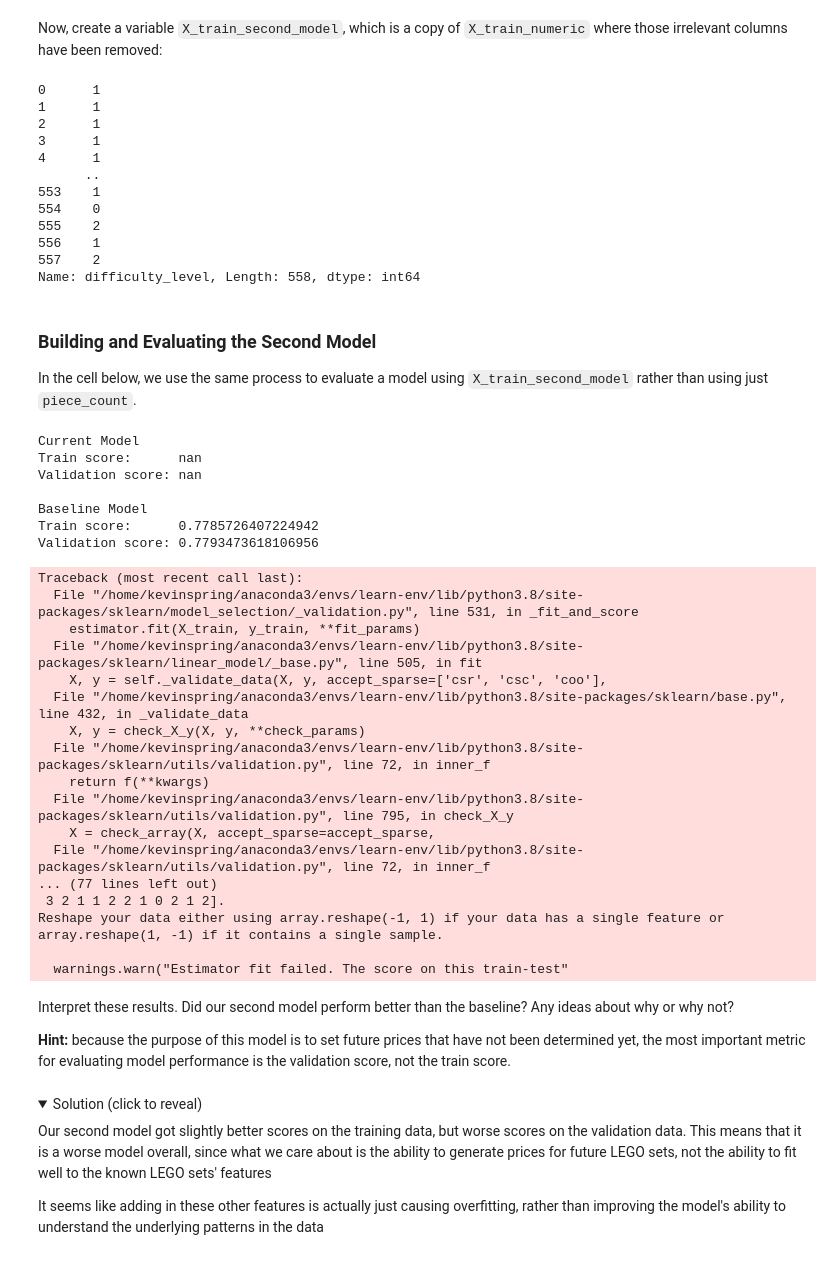
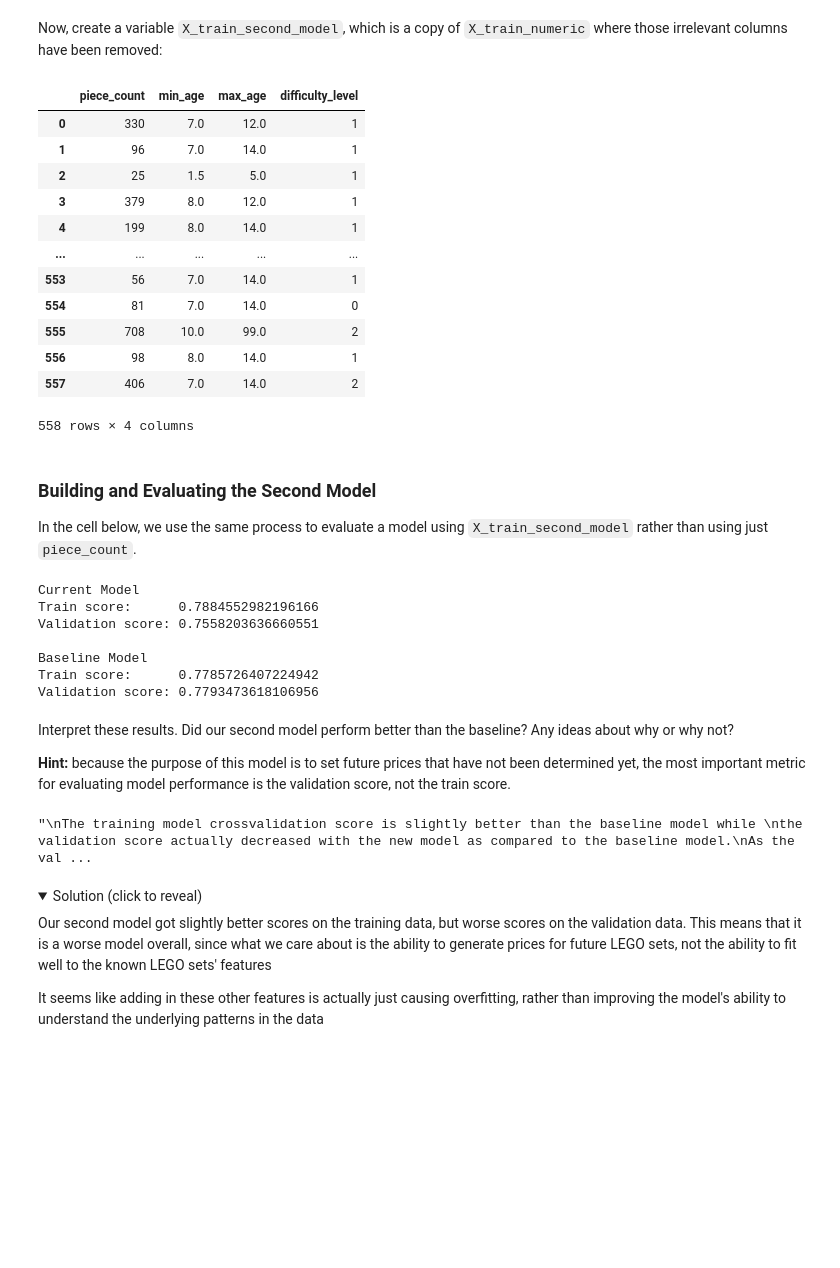
Before and after one commit to kjspring/dsc-linear-regression-lab, a Jupyter notebook: index.ipynb, the cells around one changed output. Cells and saved outputs as stored; diff of their text form; code cells hidden in the pictures; folded sections open; blank space fills up the shorter version.

```diff
--- a/index.ipynb
+++ b/index.ipynb
@@ -249,7 +252,7 @@ You can look at the `df.info()` printout above to do this manually, or there is
 # %%
 # Replace None with appropriate code
 
-X_train_numeric = X_train.select_dtypes(include='number')
+X_train_numeric = X_train.select_dtypes(include='number').copy()
 
 X_train_numeric
 # %% [output]
@@ -327,22 +332,23 @@ Now, create a variable `X_train_second_model`, which is a copy of `X_train_numer
 # %%
 # Replace None with appropriate code
 
-X_train_second_model = X_train_numeric['difficulty_level']
+X_train_second_model = X_train_numeric.drop(["prod_id", "num_reviews", "star_rating"], axis=1).copy()
 
 X_train_second_model
 # %% [output]
+|  | piece_count | min_age | max_age | difficulty_level |
+| 0 | 330 | 7.0 | 12.0 | 1 |
+| 1 | 96 | 7.0 | 14.0 | 1 |
+| 2 | 25 | 1.5 | 5.0 | 1 |
+| 3 | 379 | 8.0 | 12.0 | 1 |
+| 4 | 199 | 8.0 | 14.0 | 1 |
+| ... | ... | ... | ... | ... |
+| 553 | 56 | 7.0 | 14.0 | 1 |
+| 554 | 81 | 7.0 | 14.0 | 0 |
+| 555 | 708 | 10.0 | 99.0 | 2 |
+| 556 | 98 | 8.0 | 14.0 | 1 |
+| 557 | 406 | 7.0 | 14.0 | 2 |
-0      1
-1      1
-2      1
-3      1
-4      1
-      ..
-553    1
-554    0
-555    2
-556    1
-557    2
-Name: difficulty_level, Length: 558, dtype: int64
+558 rows × 4 columns
 # %% [markdown]
 ### Building and Evaluating the Second Model
 
@@ -369,29 +375,12 @@ print("Train score:     ", baseline_scores["train_score"].mean())
 print("Validation score:", baseline_scores["test_score"].mean())
 # %% [output]
 Current Model
-Train score:      nan
-Validation score: nan
+Train score:      0.7884552982196166
+Validation score: 0.7558203636660551
 
 Baseline Model
 Train score:      0.7785726407224942
 Validation score: 0.7793473618106956
-Traceback (most recent call last):
-  File "/home/kevinspring/anaconda3/envs/learn-env/lib/python3.8/site-packages/sklearn/model_selection/_validation.py", line 531, in _fit_and_score
-    estimator.fit(X_train, y_train, **fit_params)
-  File "/home/kevinspring/anaconda3/envs/learn-env/lib/python3.8/site-packages/sklearn/linear_model/_base.py", line 505, in fit
-    X, y = self._validate_data(X, y, accept_sparse=['csr', 'csc', 'coo'],
-  File "/home/kevinspring/anaconda3/envs/learn-env/lib/python3.8/site-packages/sklearn/base.py", line 432, in _validate_data
-    X, y = check_X_y(X, y, **check_params)
-  File "/home/kevinspring/anaconda3/envs/learn-env/lib/python3.8/site-packages/sklearn/utils/validation.py", line 72, in inner_f
-    return f(**kwargs)
-  File "/home/kevinspring/anaconda3/envs/learn-env/lib/python3.8/site-packages/sklearn/utils/validation.py", line 795, in check_X_y
-    X = check_array(X, accept_sparse=accept_sparse,
-  File "/home/kevinspring/anaconda3/envs/learn-env/lib/python3.8/site-packages/sklearn/utils/validation.py", line 72, in inner_f
-... (77 lines left out)
- 3 2 1 1 2 2 1 0 2 1 2].
-Reshape your data either using array.reshape(-1, 1) if your data has a single feature or array.reshape(1, -1) if it contains a single sample.
-
-  warnings.warn("Estimator fit failed. The score on this train-test"
 # %% [markdown]
 Interpret these results. Did our second model perform better than the baseline? Any ideas about why or why not?
 
@@ -404,3 +388,16 @@ None
+# %%
+# Replace None with appropriate text
+"""
+The training model crossvalidation score is slightly better than the baseline model while
+the validation score actually decreased with the new model as compared to the baseline model.
+As the validation score is the important metric the new model is less precise than the baseline
+model.
+
+Adding these additional features is causing overfitting and does nto impore the model's
+predicitive ability.
+"""
+# %% [output]
+"\nThe training model crossvalidation score is slightly better than the baseline model while \nthe validation score actually decreased with the new model as compared to the baseline model.\nAs the val ...
 # %% [markdown]
 <details>
     <summary style="cursor: pointer">Solution (click to reveal)</summary>
```
Also changed, not shown: parts of 37 cells of this notebook.
